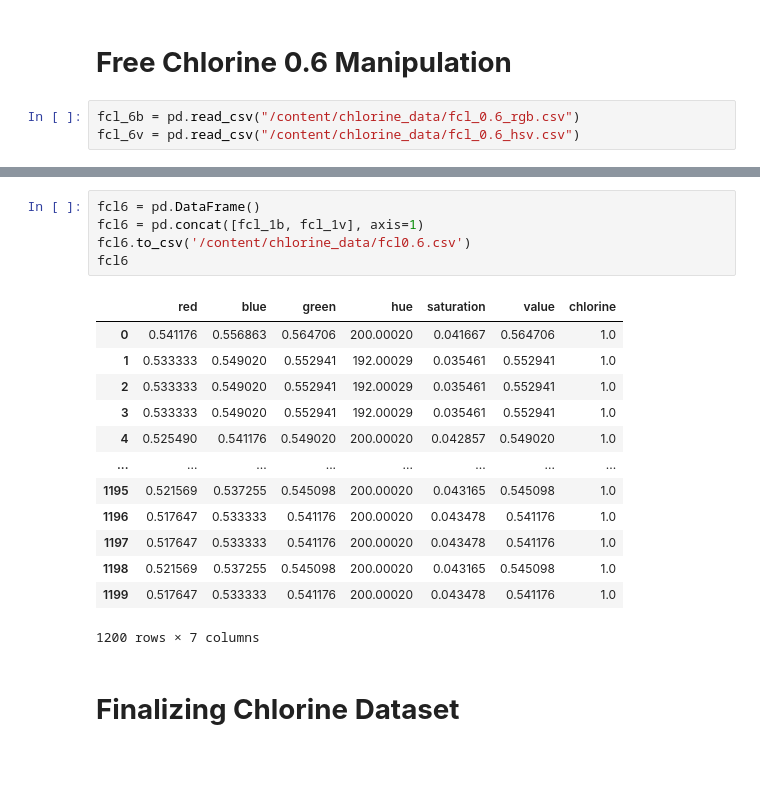
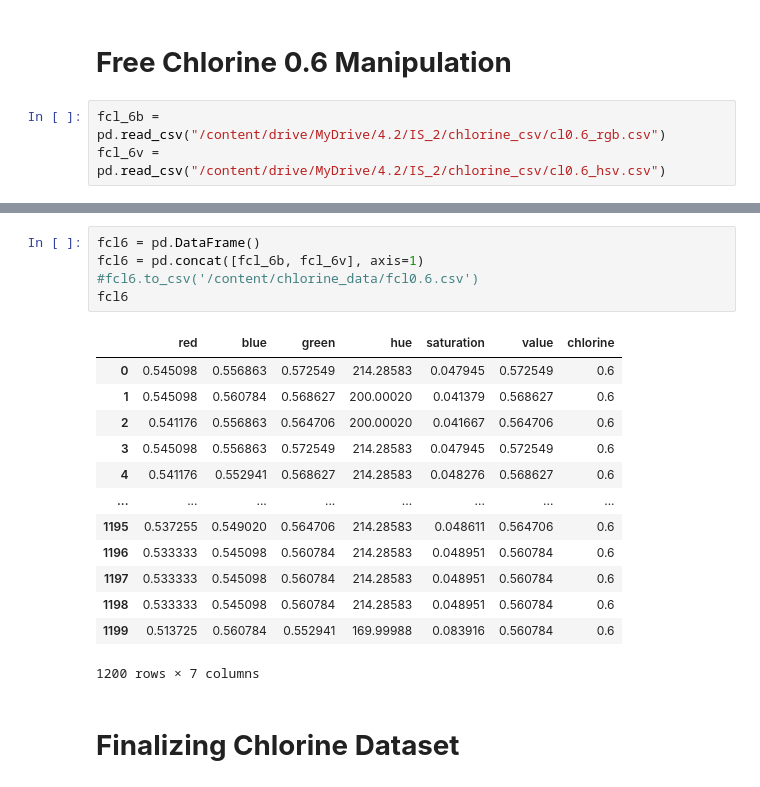
Before and after one commit to EmmanuelOoko/pHChlorine, a Jupyter notebook: chlorine_data.ipynb, the cells around one changed output, grey strips where cells are left out. Cells and saved outputs as stored; diff of their text form.

```diff
--- a/chlorine_data.ipynb
+++ b/chlorine_data.ipynb
@@ -197,8 +137,8 @@ fcl15
 # %% [markdown]
 # **Free Chlorine 0.6 Manipulation**
 # %%
-fcl_6b = pd.read_csv("/content/chlorine_data/fcl_0.6_rgb.csv")
-fcl_6v = pd.read_csv("/content/chlorine_data/fcl_0.6_hsv.csv")
+fcl_6b = pd.read_csv("/content/drive/MyDrive/4.2/IS_2/chlorine_csv/cl0.6_rgb.csv")
+fcl_6v = pd.read_csv("/content/drive/MyDrive/4.2/IS_2/chlorine_csv/cl0.6_hsv.csv")
 # %%
 fcl_6b.drop(['Unnamed: 0', 'chlorine'],  axis=1, inplace=True)
 fcl_6b.drop(fcl_6b.index[1200:], inplace=True)
@@ -235,22 +165,22 @@ fcl_6v
 1200 rows × 4 columns
 # %%
 fcl6 = pd.DataFrame()
-fcl6 = pd.concat([fcl_1b, fcl_1v], axis=1)
-fcl6.to_csv('/content/chlorine_data/fcl0.6.csv')
+fcl6 = pd.concat([fcl_6b, fcl_6v], axis=1)
+#fcl6.to_csv('/content/chlorine_data/fcl0.6.csv')
 fcl6
 # %% [output]
 |  | red | blue | green | hue | saturation | value | chlorine |
-| 0 | 0.541176 | 0.556863 | 0.564706 | 200.00020 | 0.041667 | 0.564706 | 1.0 |
-| 1 | 0.533333 | 0.549020 | 0.552941 | 192.00029 | 0.035461 | 0.552941 | 1.0 |
-| 2 | 0.533333 | 0.549020 | 0.552941 | 192.00029 | 0.035461 | 0.552941 | 1.0 |
-| 3 | 0.533333 | 0.549020 | 0.552941 | 192.00029 | 0.035461 | 0.552941 | 1.0 |
-| 4 | 0.525490 | 0.541176 | 0.549020 | 200.00020 | 0.042857 | 0.549020 | 1.0 |
+| 0 | 0.545098 | 0.556863 | 0.572549 | 214.28583 | 0.047945 | 0.572549 | 0.6 |
+| 1 | 0.545098 | 0.560784 | 0.568627 | 200.00020 | 0.041379 | 0.568627 | 0.6 |
+| 2 | 0.541176 | 0.556863 | 0.564706 | 200.00020 | 0.041667 | 0.564706 | 0.6 |
+| 3 | 0.545098 | 0.556863 | 0.572549 | 214.28583 | 0.047945 | 0.572549 | 0.6 |
+| 4 | 0.541176 | 0.552941 | 0.568627 | 214.28583 | 0.048276 | 0.568627 | 0.6 |
 | ... | ... | ... | ... | ... | ... | ... | ... |
-| 1195 | 0.521569 | 0.537255 | 0.545098 | 200.00020 | 0.043165 | 0.545098 | 1.0 |
-| 1196 | 0.517647 | 0.533333 | 0.541176 | 200.00020 | 0.043478 | 0.541176 | 1.0 |
-| 1197 | 0.517647 | 0.533333 | 0.541176 | 200.00020 | 0.043478 | 0.541176 | 1.0 |
-| 1198 | 0.521569 | 0.537255 | 0.545098 | 200.00020 | 0.043165 | 0.545098 | 1.0 |
-| 1199 | 0.517647 | 0.533333 | 0.541176 | 200.00020 | 0.043478 | 0.541176 | 1.0 |
+| 1195 | 0.537255 | 0.549020 | 0.564706 | 214.28583 | 0.048611 | 0.564706 | 0.6 |
+| 1196 | 0.533333 | 0.545098 | 0.560784 | 214.28583 | 0.048951 | 0.560784 | 0.6 |
+| 1197 | 0.533333 | 0.545098 | 0.560784 | 214.28583 | 0.048951 | 0.560784 | 0.6 |
+| 1198 | 0.533333 | 0.545098 | 0.560784 | 214.28583 | 0.048951 | 0.560784 | 0.6 |
+| 1199 | 0.513725 | 0.560784 | 0.552941 | 169.99988 | 0.083916 | 0.560784 | 0.6 |
 1200 rows × 7 columns
 # %% [markdown]
 # **Finalizing Chlorine Dataset**
```
Also changed, not shown: parts of 51 cells of this notebook.
